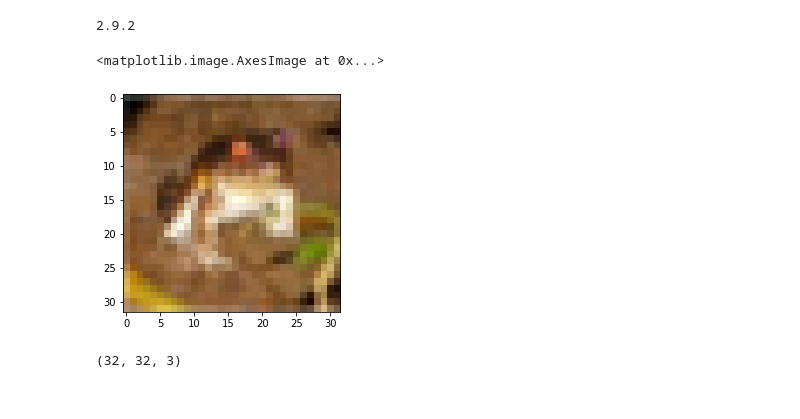
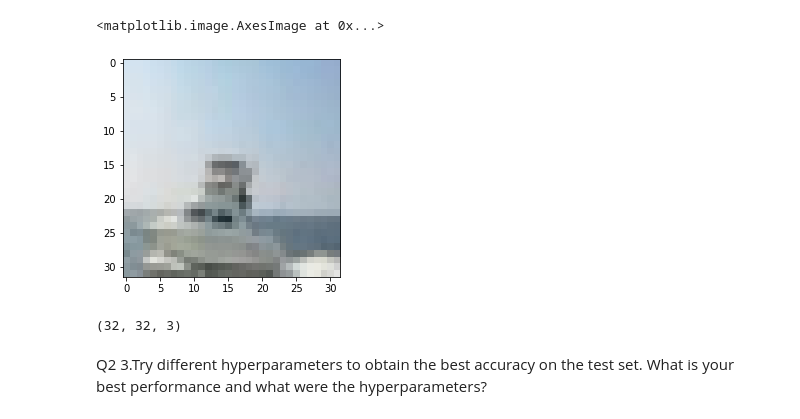
Before and after one commit to obaniah/Assignment-3-CS-4783-5783---Oday-Bani-Ahmadd, a Jupyter notebook: Q2_AS_3_ML_CS_5783_ODAY_BANI_AHMAD.ipynb, the cells around one changed output. Cells and saved outputs as stored; diff of their text form; code cells hidden in the pictures.

```diff
--- a/Q2_AS_3_ML_CS_5783_ODAY_BANI_AHMAD.ipynb
+++ b/Q2_AS_3_ML_CS_5783_ODAY_BANI_AHMAD.ipynb
@@ -34,18 +17,13 @@ assert x_train.shape == (50000, 32, 32, 3)
 assert x_test.shape == (10000, 32, 32, 3)
 assert y_train.shape == (50000, 1)
 assert y_test.shape == (10000, 1)
-# %%
-import tensorflow as tf
-print(tf.__version__)
-# %% [output]
-2.9.2
 # %%
 import matplotlib.pyplot as plt
 #plot the first image in the dataset
-plt.imshow(x_train[0])
+plt.imshow(x_train[100])
 # %% [output]
 <matplotlib.image.AxesImage at 0x...>
-[figure, old version]
+[figure, new version]
 # %%
 #check image shape
 x_train[0].shape
@@ -53,6 +31,9 @@ x_train[0].shape
 (32, 32, 3)
 # %%
 # cifar10.data_path = "data/CIFAR-10/"
+# %% [markdown]
+Q2 3.Try different hyperparameters to obtain the best accuracy on the test set. What is your
+best performance and what were the hyperparameters?
 # %%
 import keras as keras
 from keras.models import Sequential
```
Also changed, not shown: parts of 23 cells of this notebook.
